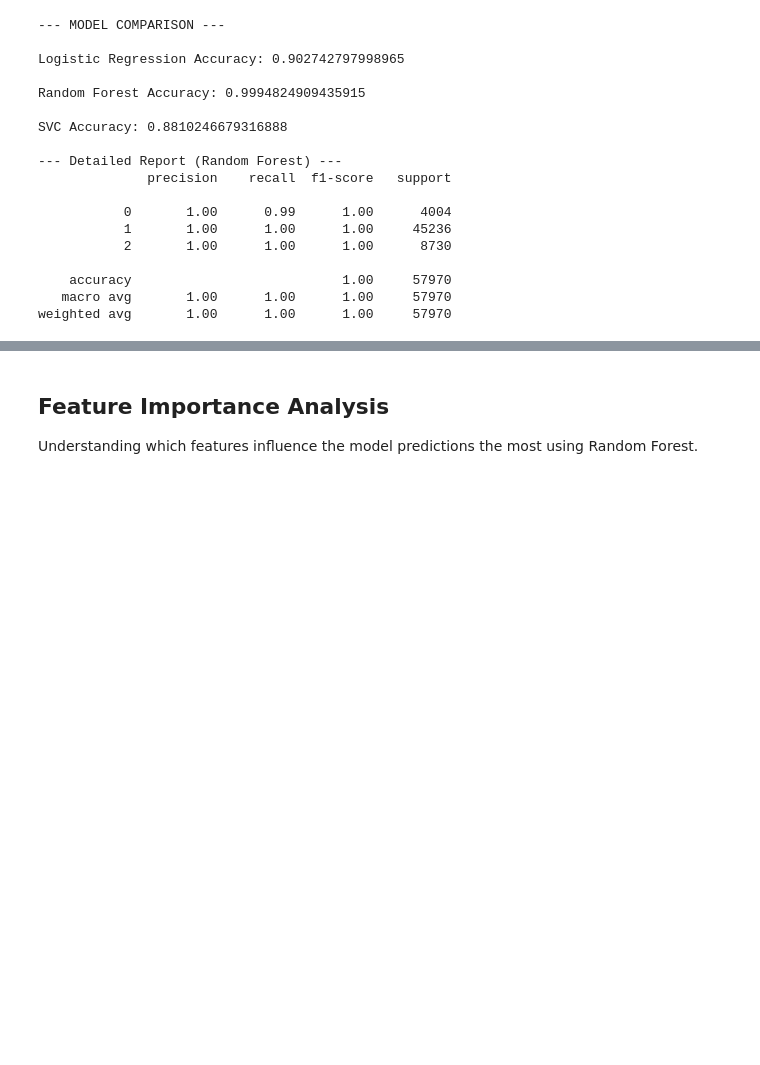
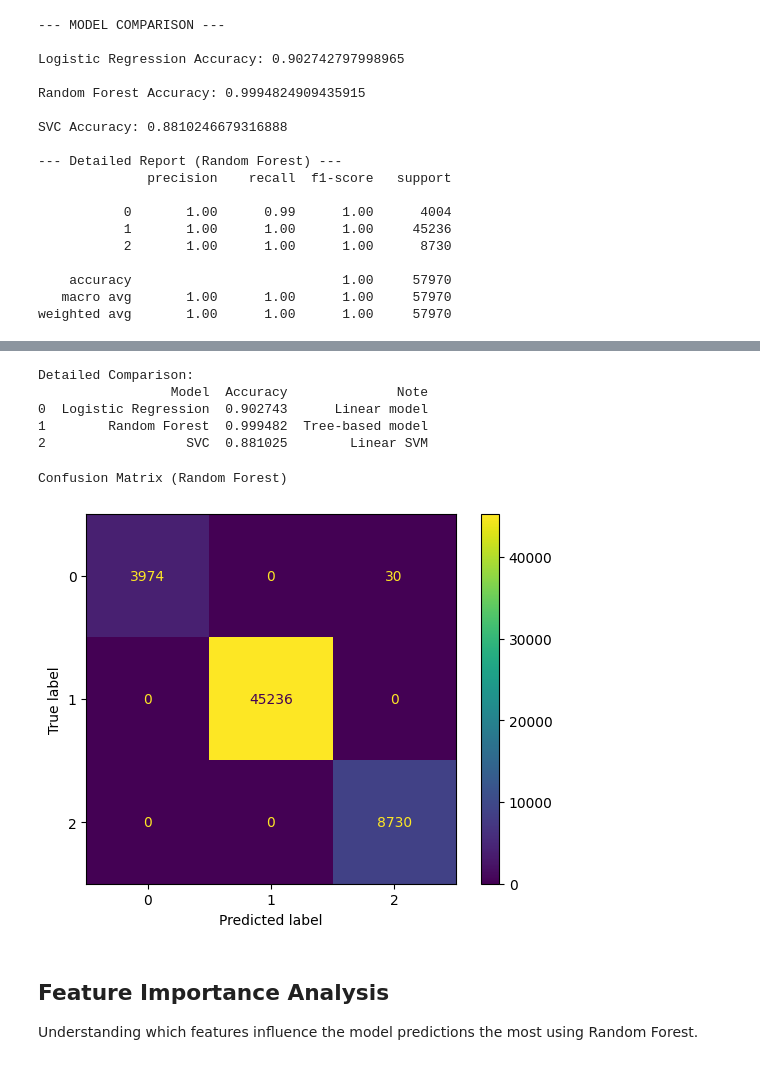
Before and after one commit to Kalyang21/MBS-Risk-Prediction-Final, a Jupyter notebook: kalyan_SVC_model.ipynb, the cells around one changed output, grey strips where cells are left out. Saved outputs shown, nothing was run; the diff lists cells and outputs as text; code cells hidden in the pictures; blank space fills up the shorter version.

Commit message:
updated final project summary with detailed real workflow

```diff
--- a/kalyan_SVC_model.ipynb
+++ b/kalyan_SVC_model.ipynb
@@ -150,3 +154,36 @@ weighted avg       1.00      1.00      1.00     57970
+# %%
+# detailed comparison table (all metrics)
+
+import pandas as pd
+
+comparison_df = pd.DataFrame({
+    "Model": ["Logistic Regression", "Random Forest", "SVC"],
+    "Accuracy": [acc_lr, acc_rf, acc_svc],
+    "Note": ["Linear model", "Tree-based model", "Linear SVM"]
+})
+
+print("Detailed Comparison:")
+print(comparison_df)
+# %% [output]
+Detailed Comparison:
+                 Model  Accuracy              Note
+0  Logistic Regression  0.902743      Linear model
+1        Random Forest  0.999482  Tree-based model
+2                  SVC  0.881025        Linear SVM
+# %%
+# confusion matrix for Random Forest
+
+from sklearn.metrics import confusion_matrix, ConfusionMatrixDisplay
+
+cm = confusion_matrix(y_test, pred_rf)
+
+disp = ConfusionMatrixDisplay(confusion_matrix=cm)
+disp.plot()
+
+print("Confusion Matrix (Random Forest)")
+# %% [output]
+Confusion Matrix (Random Forest)
+[figure, added]
 # %% [markdown]
 ## Feature Importance Analysis
 
```
Also changed, not shown: parts of 3 cells of this notebook, 1 other file.
